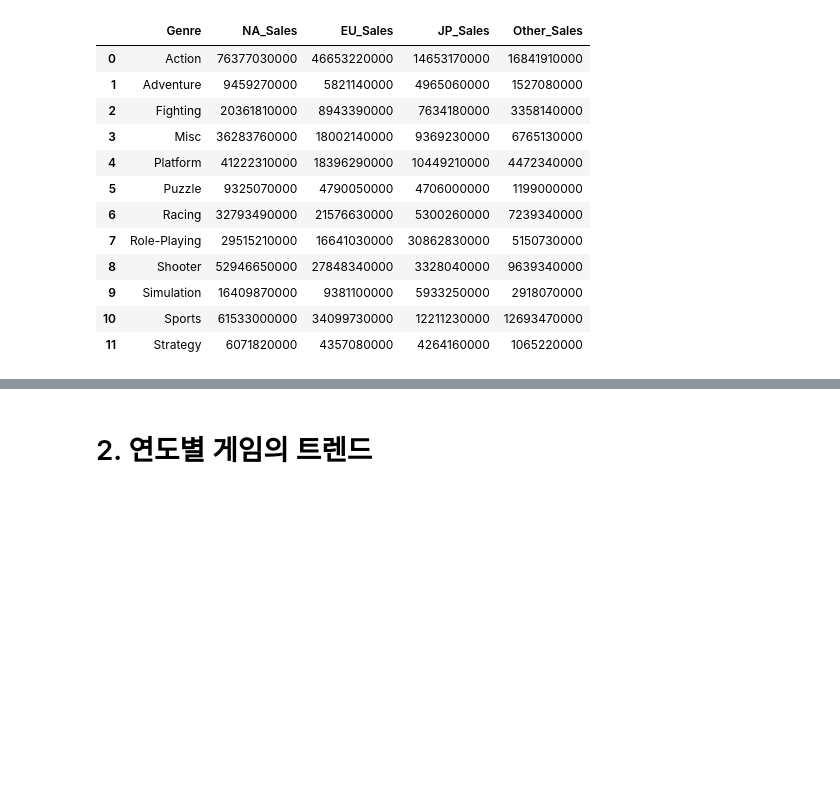
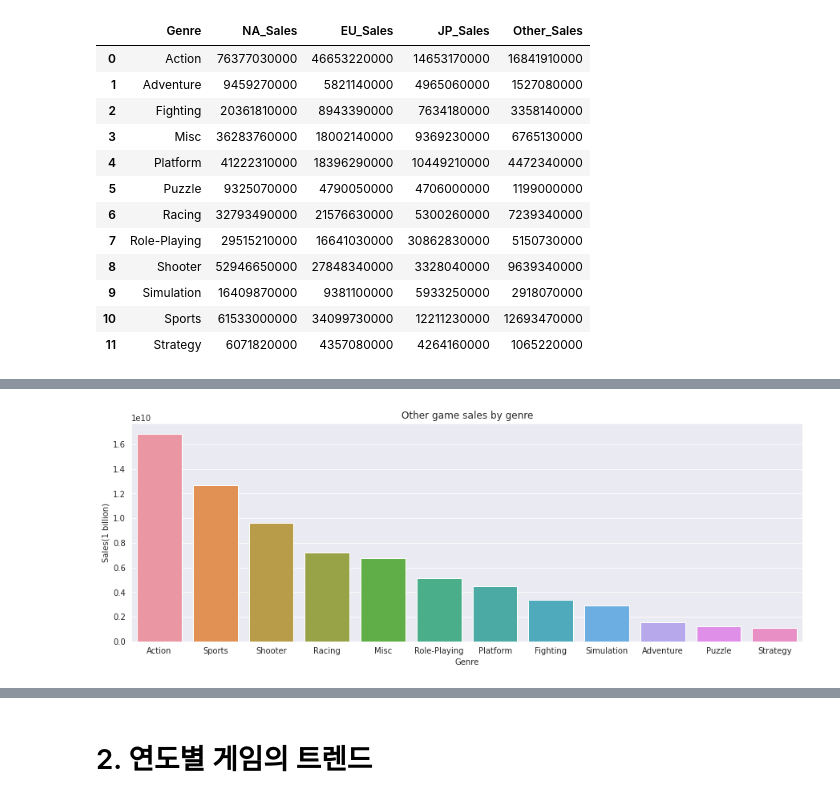
Before and after one commit to SANGJI-PARK/Codestates_Project, a Jupyter notebook: [Section1_Project]Games.ipynb, the cells around one changed output, grey strips where cells are left out. Saved outputs shown, nothing was run; the diff lists cells and outputs as text; code cells hidden in the pictures; blank space fills up the shorter version.

```diff
--- a/[Section1_Project]Games.ipynb
+++ b/[Section1_Project]Games.ipynb
@@ -206,3 +206,13 @@ plt.show()
+# %%
+# Other game sales by genre
+plt.figure(figsize=(15,5))
+genre_Other = grouped_Genre.loc[:,['Genre','Other_Sales']].sort_values(by='Other_Sales',ascending=False)
+g4 = sns.barplot(data=genre_Other,x='Genre',y='Other_Sales')
+g4.set_title('Other game sales by genre')
+g4.set_ylabel('Sales(1 billion)')
+plt.show()
+# %% [output]
+[figure, added]
 # %%
 # JP game sales by genre
 plt.figure(figsize=(15,5))
```
Also changed, not shown: parts of 16 cells of this notebook.
